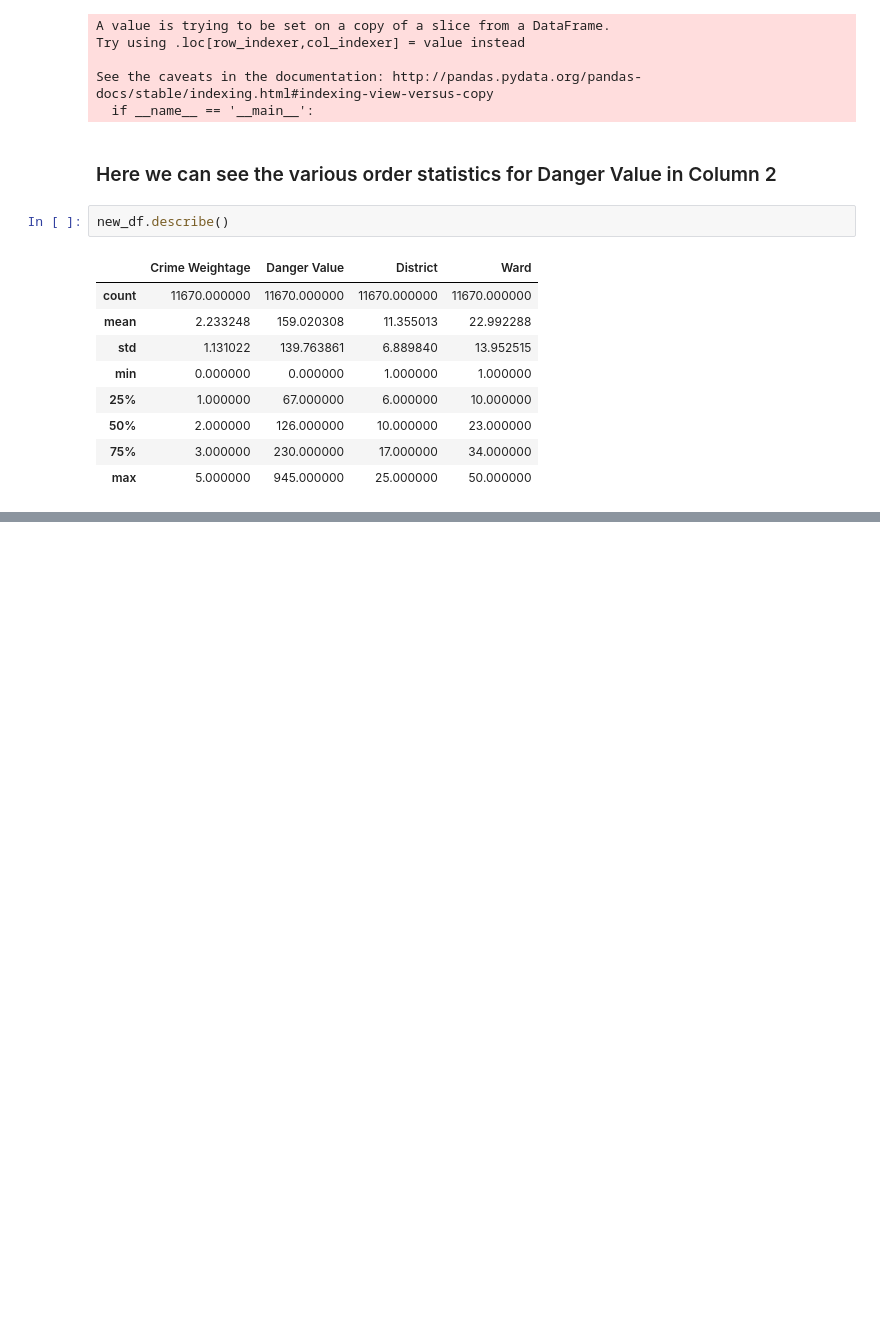
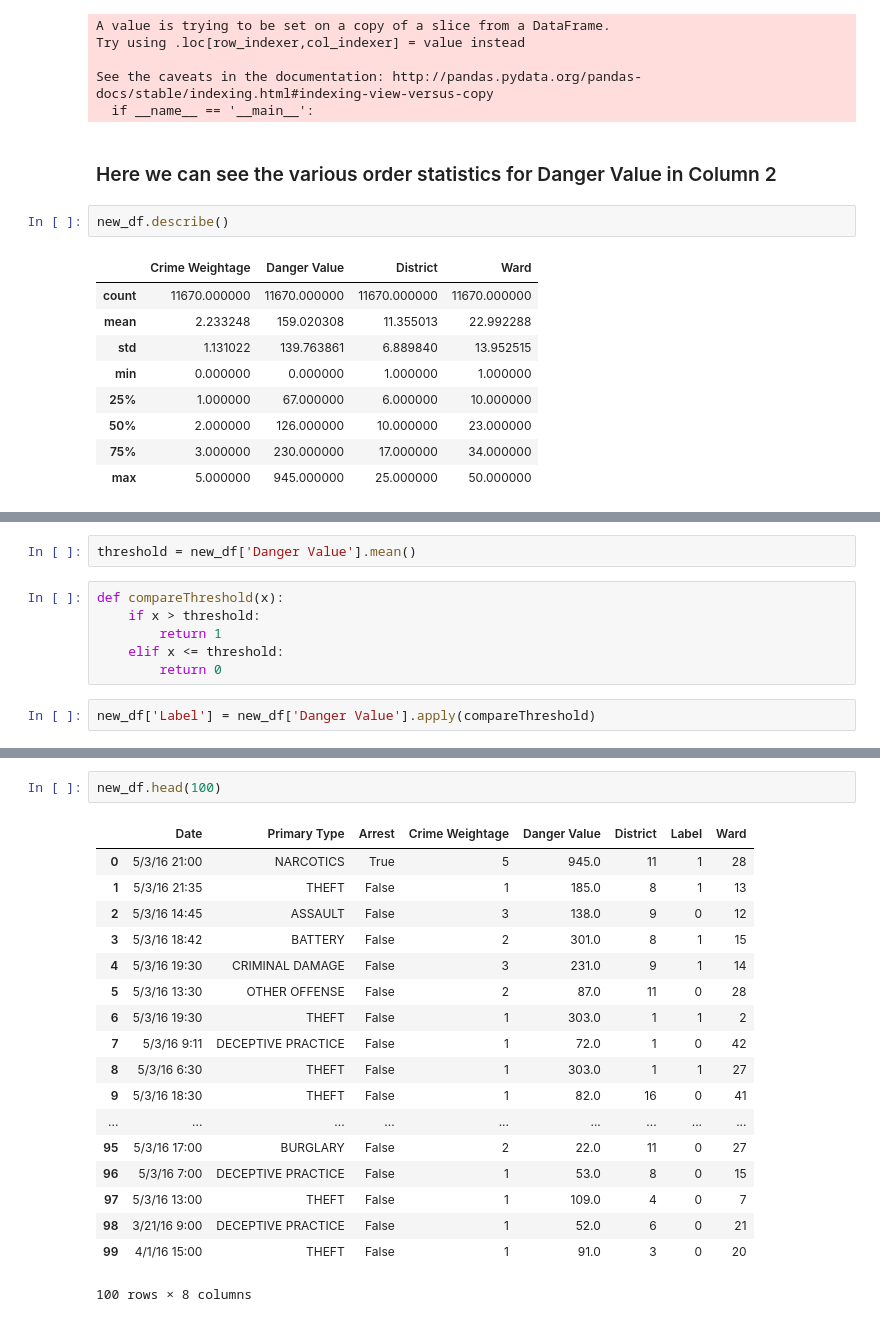
Before and after one commit to zee1159/Safe-Area-Prediction-Machine-Learning-Project, a Jupyter notebook: Safe Region Prediction_ML.ipynb, the cells around one changed output, grey strips where cells are left out. Drawn from its saved outputs; the diff is of its cells as text; blank space fills up the shorter version.

Commit message:
Label Added in he dataset

```diff
--- a/Safe Region Prediction_ML.ipynb
+++ b/Safe Region Prediction_ML.ipynb
@@ -337,0 +305,10 @@ new_df.describe()
+# %%
+threshold = new_df['Danger Value'].mean()
+# %%
+def compareThreshold(x):
+    if x > threshold:
+        return 1
+    elif x <= threshold:
+        return 0
+# %%
+new_df['Label'] = new_df['Danger Value'].apply(compareThreshold)
@@ -337,0 +325,21 @@ new_df.describe()
+# %%
+new_df.head(100)
+# %% [output]
+|  | Date | Primary Type | Arrest | Crime Weightage | Danger Value | District | Label | Ward |
+| 0 | 5/3/16 21:00 | NARCOTICS | True | 5 | 945.0 | 11 | 1 | 28 |
+| 1 | 5/3/16 21:35 | THEFT | False | 1 | 185.0 | 8 | 1 | 13 |
+| 2 | 5/3/16 14:45 | ASSAULT | False | 3 | 138.0 | 9 | 0 | 12 |
+| 3 | 5/3/16 18:42 | BATTERY | False | 2 | 301.0 | 8 | 1 | 15 |
+| 4 | 5/3/16 19:30 | CRIMINAL DAMAGE | False | 3 | 231.0 | 9 | 1 | 14 |
+| 5 | 5/3/16 13:30 | OTHER OFFENSE | False | 2 | 87.0 | 11 | 0 | 28 |
+| 6 | 5/3/16 19:30 | THEFT | False | 1 | 303.0 | 1 | 1 | 2 |
+| 7 | 5/3/16 9:11 | DECEPTIVE PRACTICE | False | 1 | 72.0 | 1 | 0 | 42 |
+| 8 | 5/3/16 6:30 | THEFT | False | 1 | 303.0 | 1 | 1 | 27 |
+| 9 | 5/3/16 18:30 | THEFT | False | 1 | 82.0 | 16 | 0 | 41 |
+| ... | ... | ... | ... | ... | ... | ... | ... | ... |
+| 95 | 5/3/16 17:00 | BURGLARY | False | 2 | 22.0 | 11 | 0 | 27 |
+| 96 | 5/3/16 7:00 | DECEPTIVE PRACTICE | False | 1 | 53.0 | 8 | 0 | 15 |
+| 97 | 5/3/16 13:00 | THEFT | False | 1 | 109.0 | 4 | 0 | 7 |
+| 98 | 3/21/16 9:00 | DECEPTIVE PRACTICE | False | 1 | 52.0 | 6 | 0 | 21 |
+| 99 | 4/1/16 15:00 | THEFT | False | 1 | 91.0 | 3 | 0 | 20 |
+100 rows × 8 columns
```
Also changed, not shown: parts of 14 cells of this notebook.
